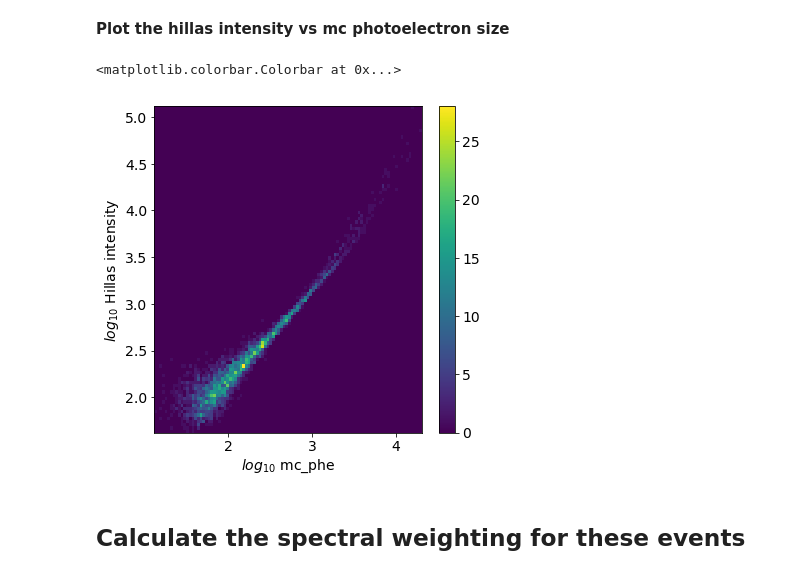
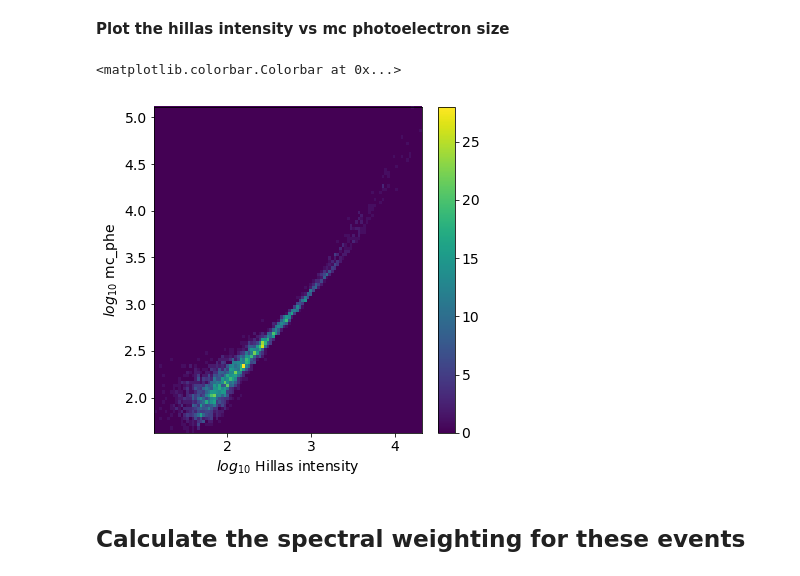
Before and after one commit to cta-observatory/cta-lstchain, a Jupyter notebook: notebooks/Step_by_Step_dl0_to_dl1.ipynb, the cells around one changed output. Saved outputs shown, nothing was run; the diff lists cells and outputs as text; code cells hidden in the pictures.

```diff
--- a/notebooks/Step_by_Step_dl0_to_dl1.ipynb
+++ b/notebooks/Step_by_Step_dl0_to_dl1.ipynb
@@ -459,12 +459,12 @@ df_dl1['mc_phe'] = np.log10(mc_df['mc_phe'])
 # %%
 #plt.scatter(df_dl1['intensity'],df_dl1['mc_phe'])
 h = plt.hist2d(df_dl1[df_dl1['mc_phe']>0]['intensity'],df_dl1[df_dl1['mc_phe']>0]['mc_phe'],bins=100)
-plt.xlabel('$log_{10}$ mc_phe')
-plt.ylabel('$log_{10}$ Hillas intensity')
+plt.xlabel('$log_{10}$ Hillas intensity')
+plt.ylabel('$log_{10}$ mc_phe')
 plt.colorbar(h[3])
 # %% [output]
 <matplotlib.colorbar.Colorbar at 0x...>
-[figure, old version]
+[figure, new version]
 # %% [markdown]
 ## Calculate the spectral weighting for these events
 # %%
```
Also changed, not shown: parts of 1 cell of this notebook.
